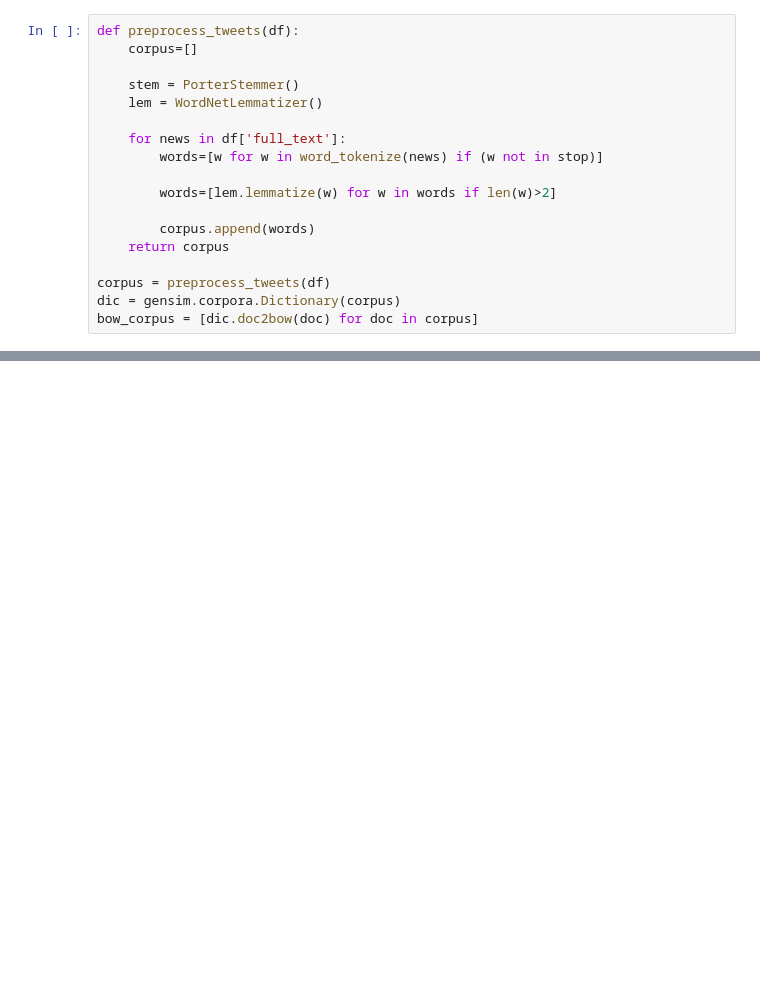
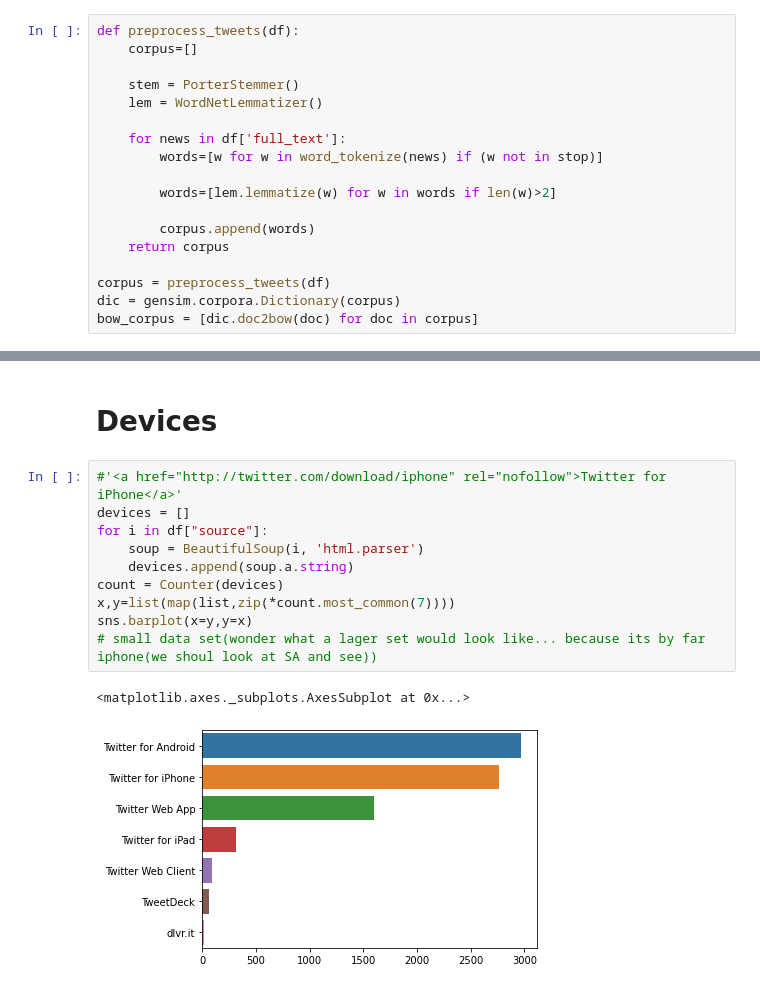
Before and after one commit to tomashege/research_project, a Jupyter notebook: Tomas/sentiment.ipynb, the cells around one changed output, grey strips where cells are left out. Cells and saved outputs as stored; diff of their text form; blank space fills up the shorter version.

```diff
--- a/Tomas/sentiment.ipynb
+++ b/Tomas/sentiment.ipynb
@@ -461,0 +449,15 @@ show_wordcloud(corpus)
+# %% [markdown]
+# Devices
+# %%
+#'<a href="http://twitter.com/download/iphone" rel="nofollow">Twitter for iPhone</a>'
+devices = []
+for i in df["source"]:
+    soup = BeautifulSoup(i, 'html.parser')
+    devices.append(soup.a.string)
+count = Counter(devices)
+x,y=list(map(list,zip(*count.most_common(7))))
+sns.barplot(x=y,y=x)
+# small data set(wonder what a lager set would look like... because its by far iphone(we shoul look at SA and see))
+# %% [output]
+<matplotlib.axes._subplots.AxesSubplot at 0x...>
+[figure, added]
```
Also changed, not shown: parts of 31 cells of this notebook, 2 other files.
